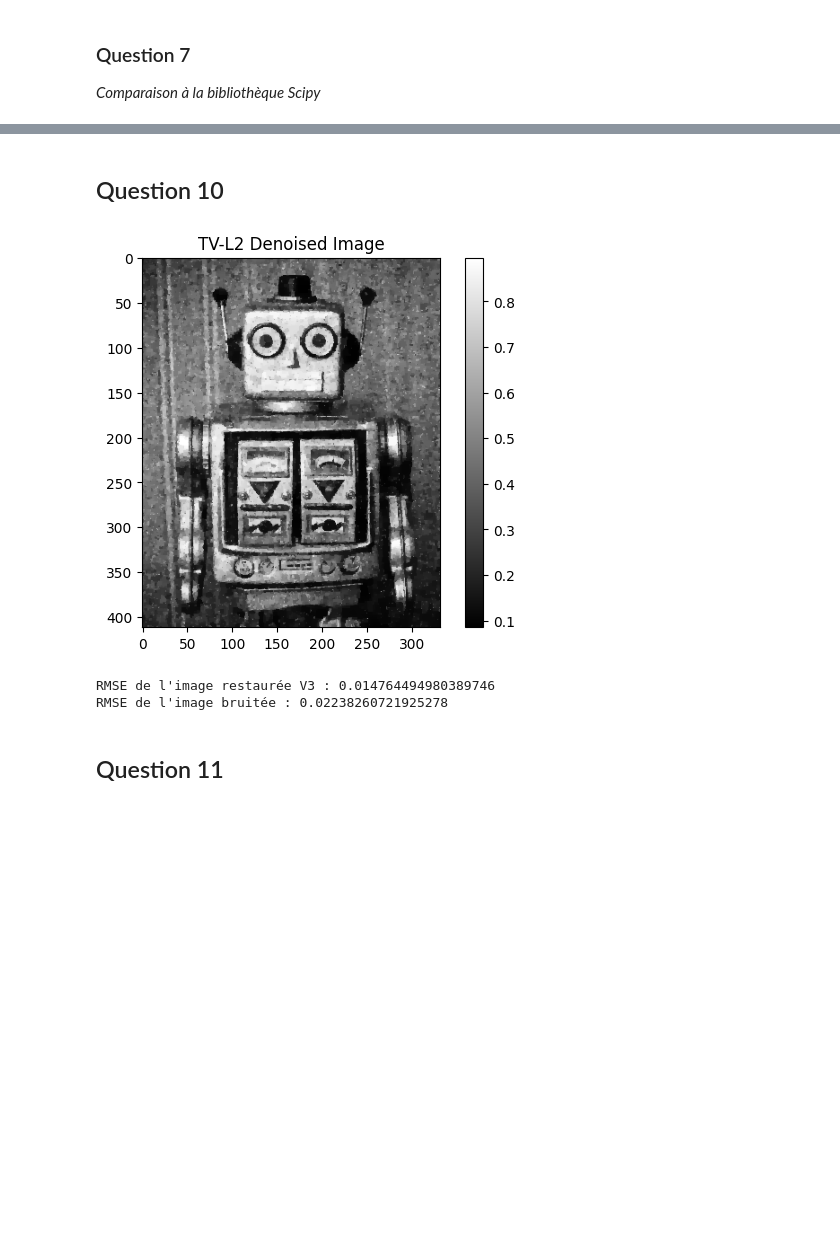
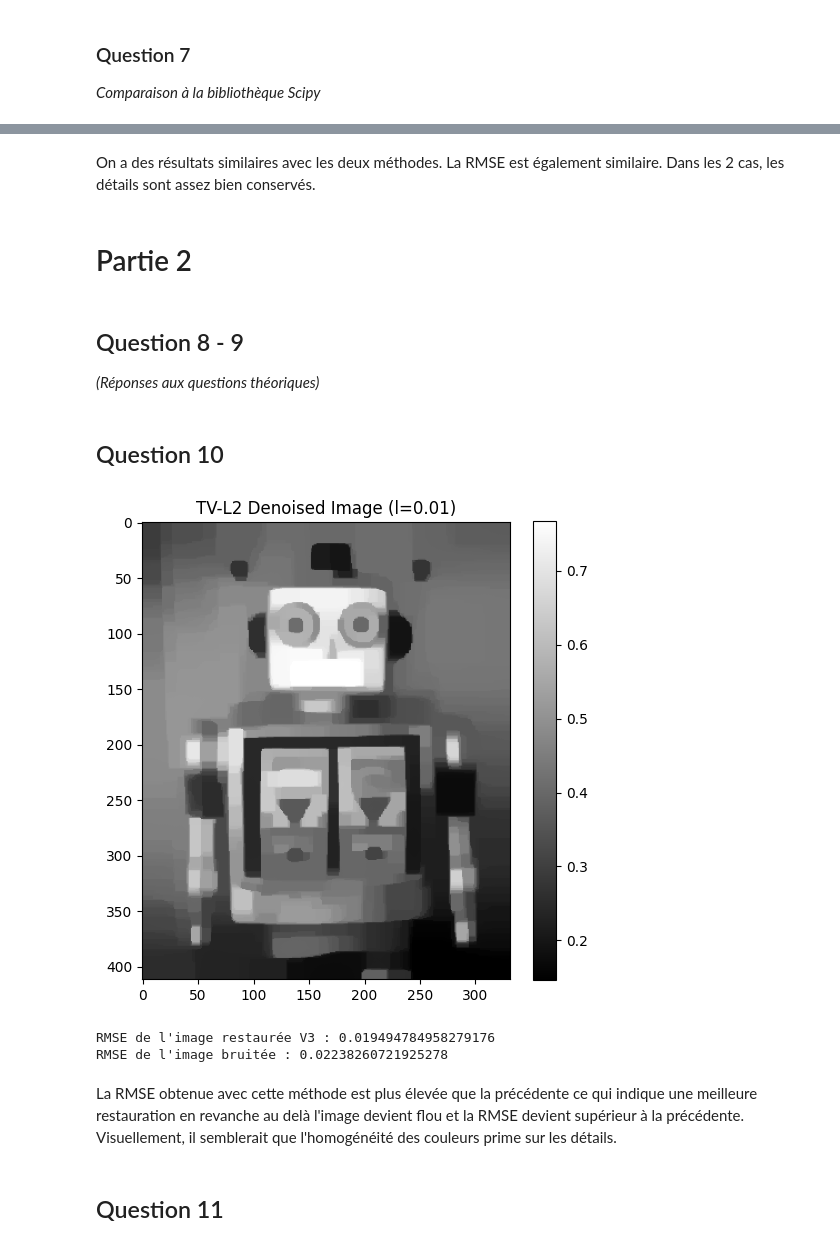
Before and after one commit to tinmar112/optim, a Jupyter notebook: notebook_optim.ipynb, the cells around one changed output, grey strips where cells are left out. Saved outputs shown, nothing was run; the diff lists cells and outputs as text; code cells hidden in the pictures; blank space fills up the shorter version.

```diff
--- a/notebook_optim.ipynb
+++ b/notebook_optim.ipynb
@@ -104,26 +109,0 @@ display(u_rest)
-# %%
-def f(z):
-    return 0.5 * np.sum((z - u)**2) + np.sum(np.linalg.norm(grad(z), axis=2)**2)
-
-def grad_f(z):
-    return z - u_b - 2 * div(grad(z))
-
-
-def optim_gradient_fixed_step(grad_fun, x0, l, max_iter = 100000, epsilon_grad_fun = 1e-8):
-    L_x = [x0]
-    x_k = x0
-    counter = 0
-    for k in range(max_iter):
-        counter += 1
-        x_k = x_k - l * grad_fun(x_k)
-        L_x.append(x_k)
-        if np.linalg.norm(grad_fun(x_k)) < epsilon_grad_fun:
-            break
-    return x_k, L_x, counter
-
-u_opt = optim_gradient_fixed_step(grad_f, u_b, 0.01, 100, 1e-8)[0]
-
-plt.imshow(u_opt, cmap='gray')
-plt.title('Optimized Image')
-plt.colorbar()
-plt.show()
@@ -182,35 +207,50 @@ KeyboardInterrupt:
+# %% [markdown]
+On a des résultats similaires avec les deux méthodes. La RMSE est également similaire. Dans les 2 cas, les détails sont assez bien conservés.
+# %% [markdown]
+# Partie 2
+# %% [markdown]
+## Question 8 - 9
+_(Réponses aux questions théoriques)_
 # %% [markdown]
 ## Question 10
 # %%
 def subgradient_tv_l2(u, u_b):
     sig_grad = np.sign(grad(u))
     div_sig_grad = div(sig_grad)
     return u - u_b - div_sig_grad
 
 def optim_gradient_fixed_step_2(grad_fun, x0, l, max_iter = 100, epsilon_grad_fun = 1e-8):
     L_x = [x0]
     x_k = x0
     counter = 0
     for k in range(max_iter):
         counter += 1
-        x_k = x_k - l * grad_fun(x_k,x0)
+        x_k = x_k - l/(k+1) * grad_fun(x_k,x0)
         L_x.append(x_k)
         if np.linalg.norm(grad_fun(x_k,x0)) < epsilon_grad_fun:
             break
     return x_k, L_x, counter
 
-u_opt_3 = optim_gradient_fixed_step_2(subgradient_tv_l2,u_b, 0.0001, 1000, 1e-8)[0]
+u_rest_3 = optim_gradient_fixed_step_2(subgradient_tv_l2,u_b, l, n_max, 1e-8)[0]
+# Display the first restored image
+plt.figure(figsize=(10, 5))
 
-plt.imshow(u_opt_3, cmap='gray')
-plt.title('TV-L2 Denoised Image')
+plt.subplot(1, 2, 1)
+plt.imshow(u_rest_3, cmap='gray')
+plt.title('TV-L2 Denoised Image (l=0.01)')
 plt.colorbar()
+
+plt.tight_layout()
 plt.show()
-print(f"RMSE de l'image restaurée V3 : {RMSE(u_opt_3)}")
+
+print(f"RMSE de l'image restaurée V3 : {RMSE(u_rest_3)}")
 print(f"RMSE de l'image bruitée : {RMSE(u_b)}")
 # %% [output]
-[figure, old version]
+[figure, new version]
-RMSE de l'image restaurée V3 : 0.014764494980389746
+RMSE de l'image restaurée V3 : 0.019494784958279176
 RMSE de l'image bruitée : 0.02238260721925278
+# %% [markdown]
+La RMSE obtenue avec cette méthode est plus élevée que la précédente ce qui indique une meilleure restauration en revanche au delà l'image devient flou et la RMSE devient supérieur à la précédente. Visuellement, il semblerait que l'homogénéité des couleurs prime sur les détails.
 # %% [markdown]
 ## Question 11
 # %%
```
Also changed, not shown: parts of 20 cells of this notebook.
